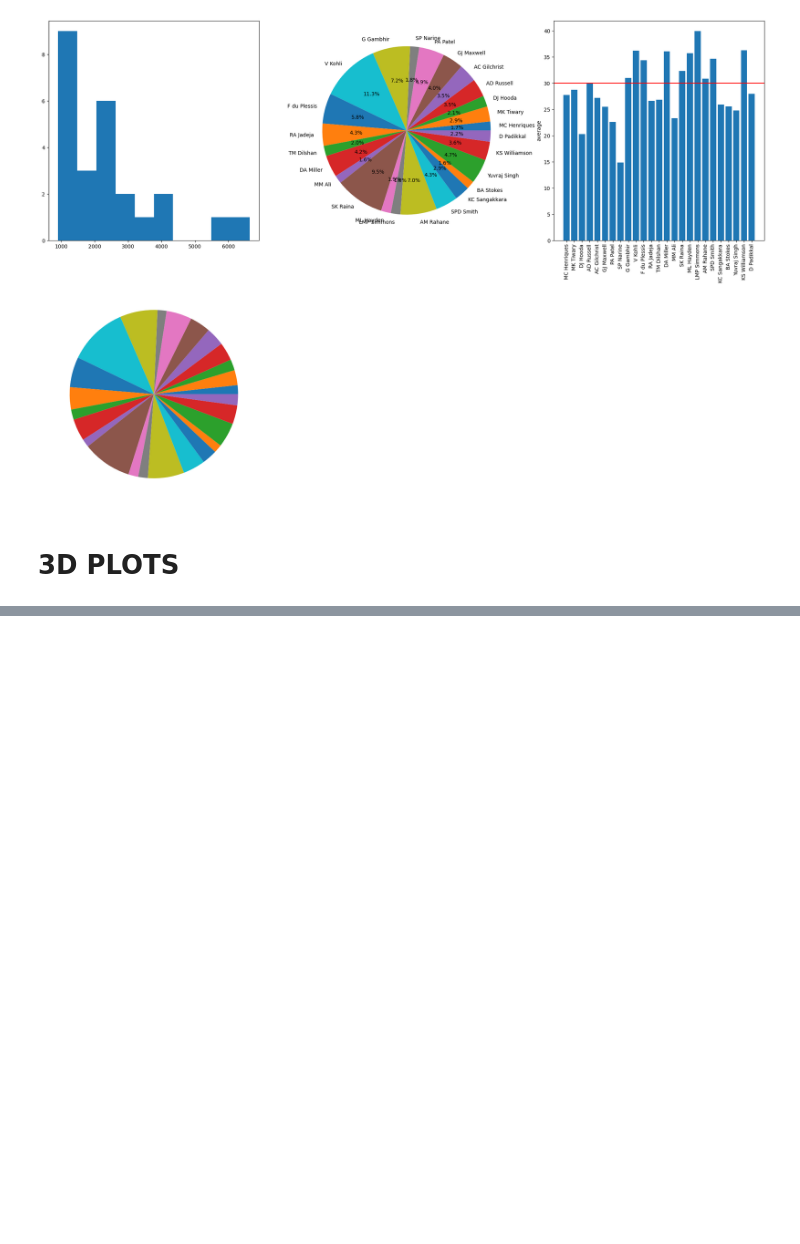
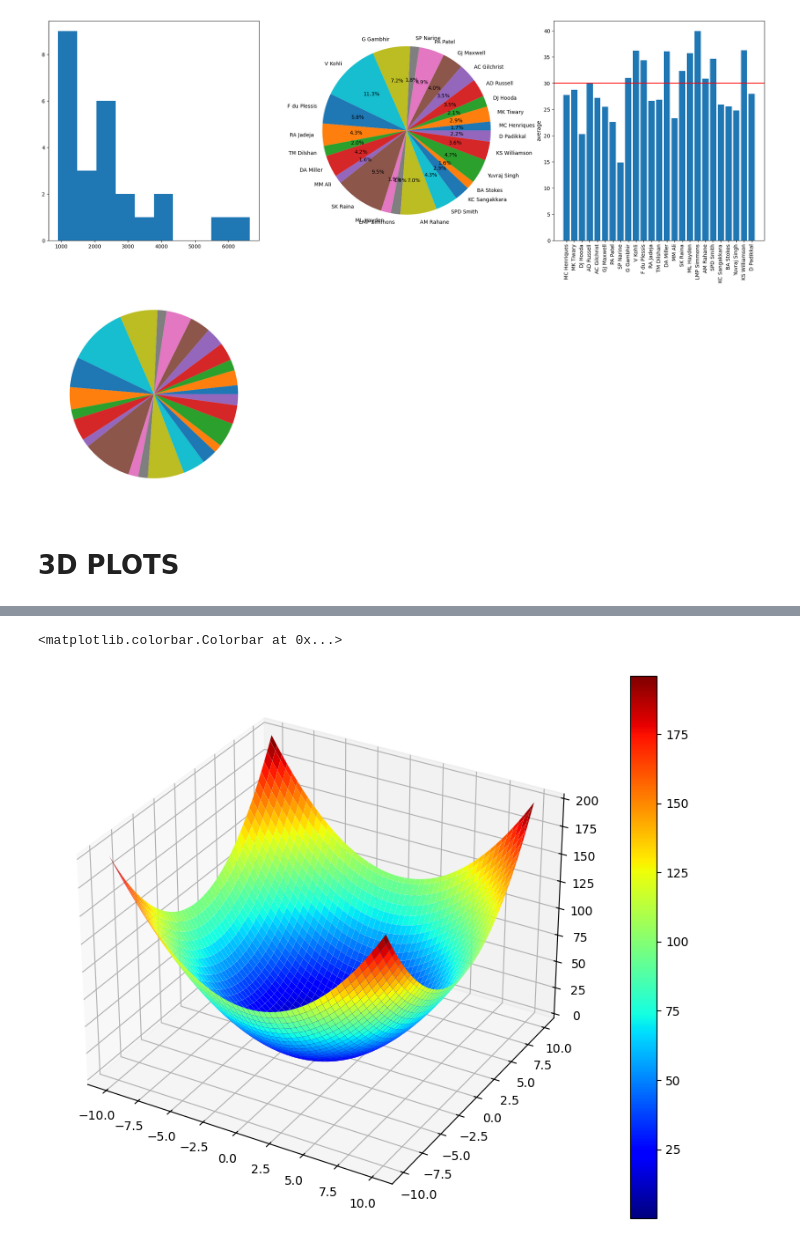
Before and after one commit to faisalkhan4k/Data-visualization, a Jupyter notebook: matplotlib1.ipynb, the cells around one changed output, grey strips where cells are left out. Cells and saved outputs as stored; diff of their text form; code cells hidden in the pictures; blank space fills up the shorter version.

```diff
--- a/matplotlib1.ipynb
+++ b/matplotlib1.ipynb
@@ -160,0 +193,3 @@ fig.show()
+# %%
+x = np.linspace(-10,10,100) # 100 equidistance points from -10 to 10
+y = np.linspace(-10,10,100) # 100 equidistance points from -10 to 10
@@ -160,0 +200,2 @@ fig.show()
+# %%
+XX , YY = np.meshgrid(x,y)# it create 2d array from 1d array, if x has 100 rows and y has 300 values now x shape will be (300,100),here since both shape are 100 the resulting shape is 100,100
@@ -160,0 +206,2 @@ fig.show()
+# %%
+z = XX**2 + YY**2 #using a 3d function to plot a surface plot
@@ -160,0 +212,10 @@ fig.show()
+# %%
+fig =plt.figure(figsize=(12,8))
+
+ax=plt.subplot(projection='3d')
+
+p = ax.plot_surface(XX,YY,z,cmap='jet')
+fig.colorbar(p)#colorbar function works different here from other plots
+# %% [output]
+<matplotlib.colorbar.Colorbar at 0x...>
+[figure, added]
```
Also changed, not shown: parts of 33 cells of this notebook, 3 other files.
